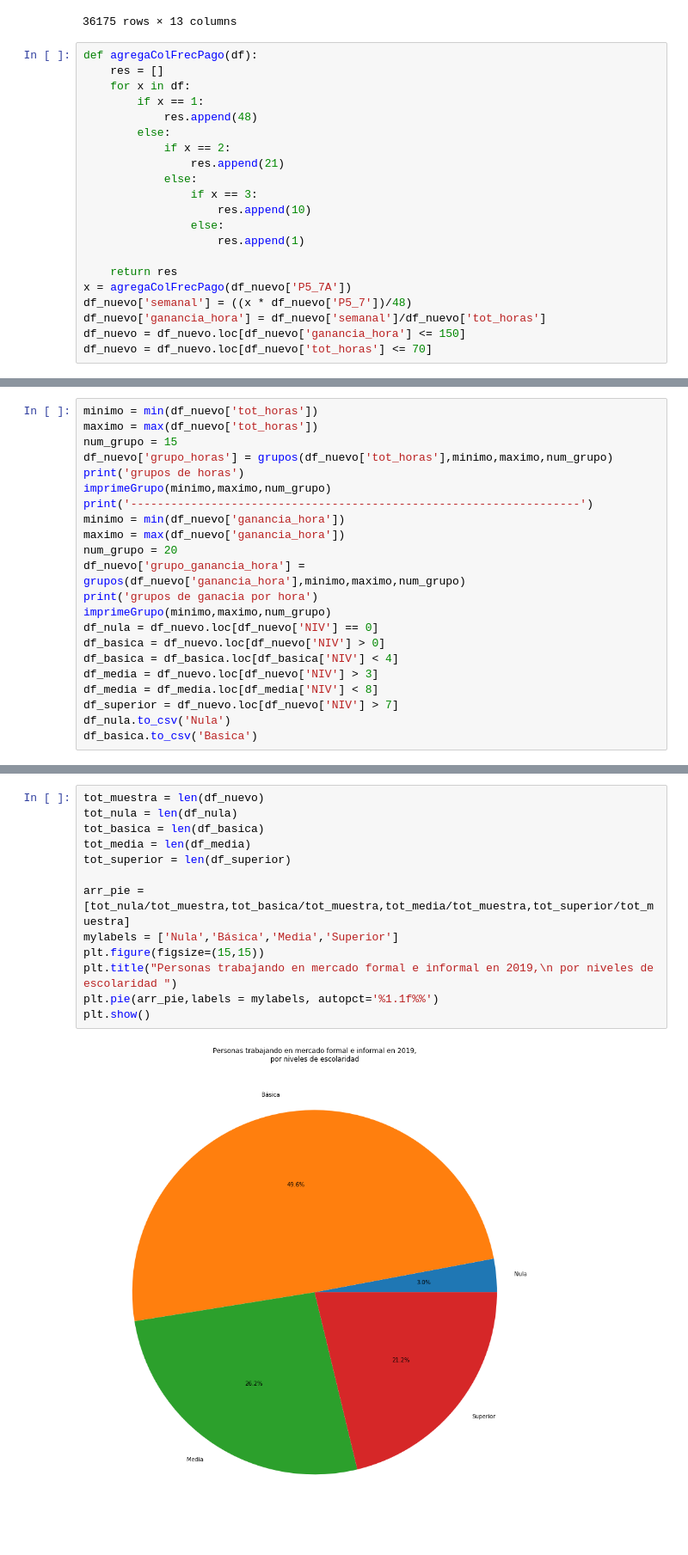
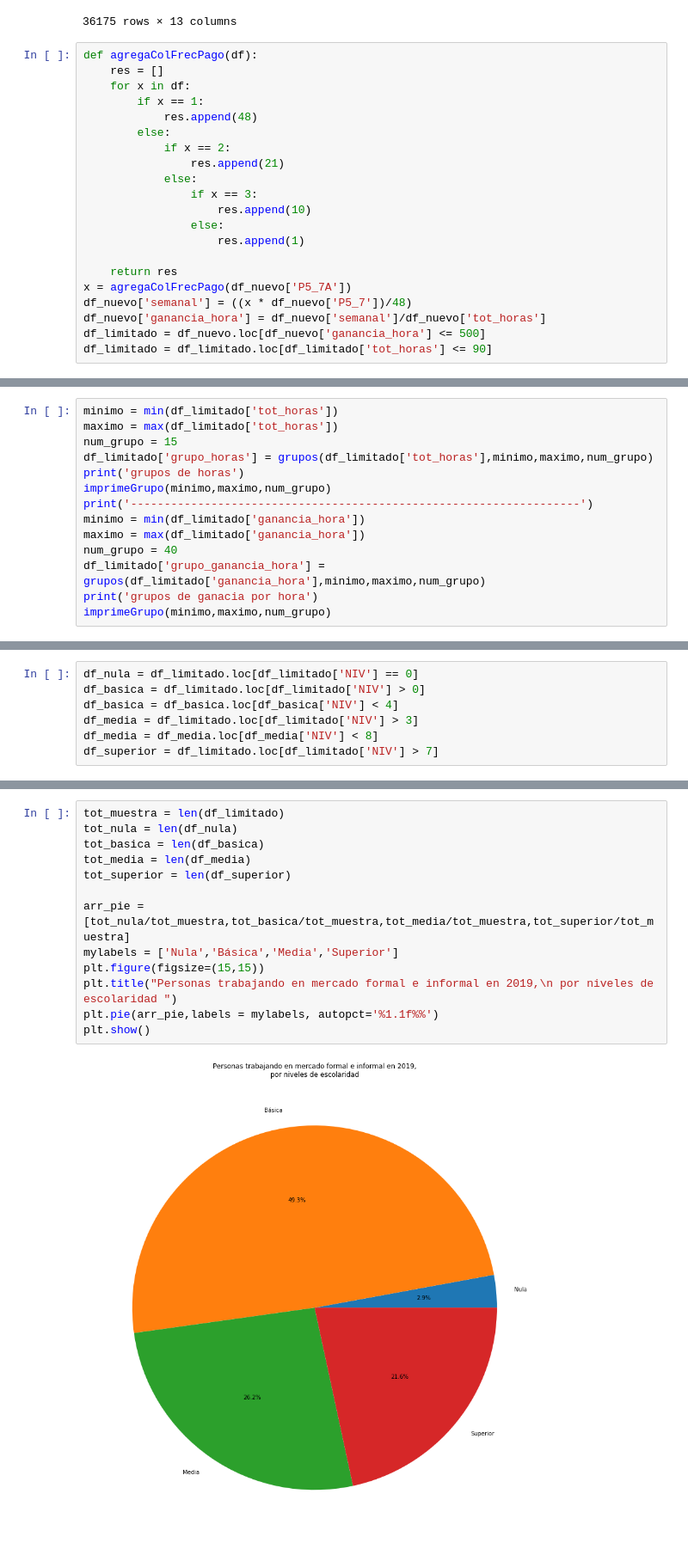
Before and after one commit to mTrujillf/inferencia, a Jupyter notebook: inferencia3.ipynb, the cells around one changed output, grey strips where cells are left out. Shown at 86% size. Cells and saved outputs as stored; diff of their text form.

```diff
--- a/inferencia3.ipynb
+++ b/inferencia3.ipynb
@@ -96,8 +97,8 @@ def agregaColFrecPago(df):
 x = agregaColFrecPago(df_nuevo['P5_7A'])
 df_nuevo['semanal'] = ((x * df_nuevo['P5_7'])/48)
 df_nuevo['ganancia_hora'] = df_nuevo['semanal']/df_nuevo['tot_horas']
-df_nuevo = df_nuevo.loc[df_nuevo['ganancia_hora'] <= 150]
-df_nuevo = df_nuevo.loc[df_nuevo['tot_horas'] <= 70]
+df_limitado = df_nuevo.loc[df_nuevo['ganancia_hora'] <= 500]
+df_limitado = df_limitado.loc[df_limitado['tot_horas'] <= 90]
 # %%
 def grupos(df,minimo,maximo,num_grupos):
     minimo = minimo - 1
@@ -181,0 +266,14 @@ def pruebaDeHipotesisInferior(h0,df,alfa)
+# %%
+minimo = min(df_limitado['tot_horas'])
+maximo = max(df_limitado['tot_horas'])
+num_grupo = 15
+df_limitado['grupo_horas'] = grupos(df_limitado['tot_horas'],minimo,maximo,num_grupo)
+print('grupos de horas')
+imprimeGrupo(minimo,maximo,num_grupo)
+print('-------------------------------------------------------------------')
+minimo = min(df_limitado['ganancia_hora'])
+maximo = max(df_limitado['ganancia_hora'])
+num_grupo = 40
+df_limitado['grupo_ganancia_hora'] = grupos(df_limitado['ganancia_hora'],minimo,maximo,num_grupo)
+print('grupos de ganacia por hora')
+imprimeGrupo(minimo,maximo,num_grupo)
@@ -187,23 +305,8 @@ Separar la poblacion en niveles educativos (NIV)
 7-8 superior
 # %%
-minimo = min(df_nuevo['tot_horas'])
-maximo = max(df_nuevo['tot_horas'])
-num_grupo = 15
-df_nuevo['grupo_horas'] = grupos(df_nuevo['tot_horas'],minimo,maximo,num_grupo)
-print('grupos de horas')
-imprimeGrupo(minimo,maximo,num_grupo)
-print('-------------------------------------------------------------------')
-minimo = min(df_nuevo['ganancia_hora'])
-maximo = max(df_nuevo['ganancia_hora'])
-num_grupo = 20
-df_nuevo['grupo_ganancia_hora'] = grupos(df_nuevo['ganancia_hora'],minimo,maximo,num_grupo)
-print('grupos de ganacia por hora')
-imprimeGrupo(minimo,maximo,num_grupo)
-df_nula = df_nuevo.loc[df_nuevo['NIV'] == 0]
-df_basica = df_nuevo.loc[df_nuevo['NIV'] > 0]
+df_nula = df_limitado.loc[df_limitado['NIV'] == 0]
+df_basica = df_limitado.loc[df_limitado['NIV'] > 0]
 df_basica = df_basica.loc[df_basica['NIV'] < 4]
-df_media = df_nuevo.loc[df_nuevo['NIV'] > 3]
+df_media = df_limitado.loc[df_limitado['NIV'] > 3]
 df_media = df_media.loc[df_media['NIV'] < 8]
-df_superior = df_nuevo.loc[df_nuevo['NIV'] > 7]
-df_nula.to_csv('Nula')
-df_basica.to_csv('Basica')
+df_superior = df_limitado.loc[df_limitado['NIV'] > 7]
@@ -228,18 +330,18 @@ grupo 19: (142.45260416666667,150.0]
 # %%
-tot_muestra = len(df_nuevo)
+tot_muestra = len(df_limitado)
 tot_nula = len(df_nula)
 tot_basica = len(df_basica)
 tot_media = len(df_media)
 tot_superior = len(df_superior)
 
 arr_pie = [tot_nula/tot_muestra,tot_basica/tot_muestra,tot_media/tot_muestra,tot_superior/tot_muestra]
 mylabels = ['Nula','Básica','Media','Superior']
 plt.figure(figsize=(15,15))
 plt.title("Personas trabajando en mercado formal e informal en 2019,\n por niveles de escolaridad ")
 plt.pie(arr_pie,labels = mylabels, autopct='%1.1f%%')
 plt.show()
 # %% [output]
-[figure, old version]
+[figure, new version]
 # %%
 y = df_nula['grupo_horas'].value_counts()
 x = y.keys()
```
Also changed, not shown: parts of 82 cells of this notebook.
